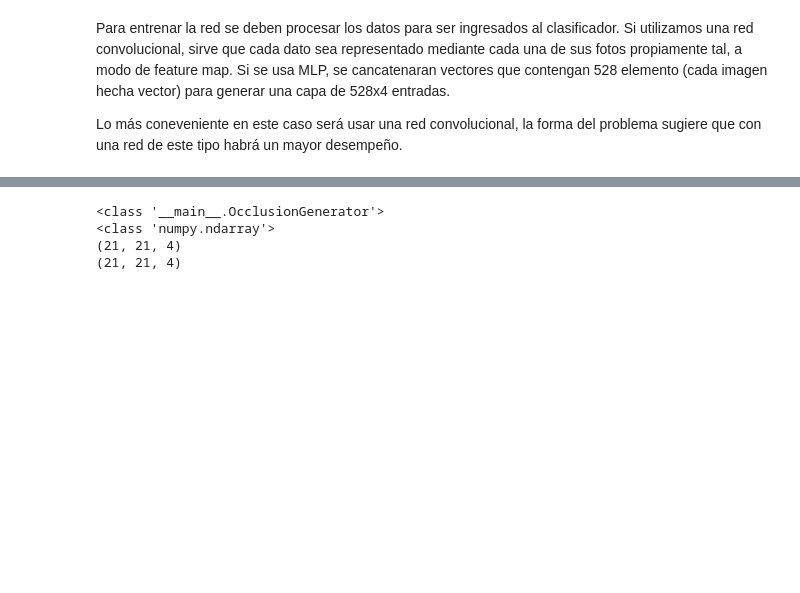
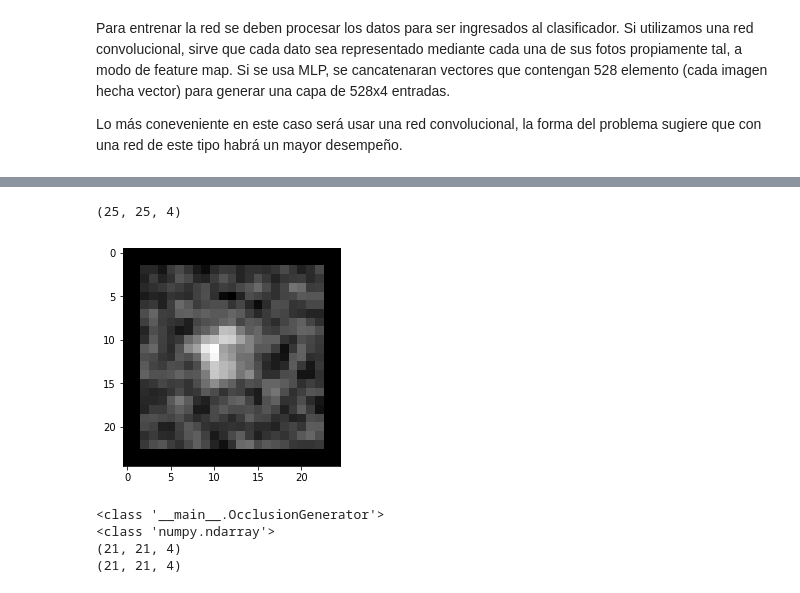
Before and after one commit to thBate/Proyecto-EL4106-, a Jupyter notebook: mapas_oclusion.ipynb, the cells around one changed output, grey strips where cells are left out. Cells and saved outputs as stored; diff of their text form; code cells hidden in the pictures; blank space fills up the shorter version.

```diff
--- a/mapas_oclusion.ipynb
+++ b/mapas_oclusion.ipynb
@@ -124,3 +125,9 @@ plt.imshow(datos_sPad[3][:,:,1], cmap="gray")
+# %%
+plt.imshow(datos_proce[2][:,:,1], cmap="gray")
+datos_proce[2].shape
+# %% [output]
+(25, 25, 4)
+[figure, added]
 # %%
 #Esta clase tiene por fin generar lás imágenes con sectores tapados
 class OcclusionGenerator(object):
```
Also changed, not shown: parts of 25 cells of this notebook.
